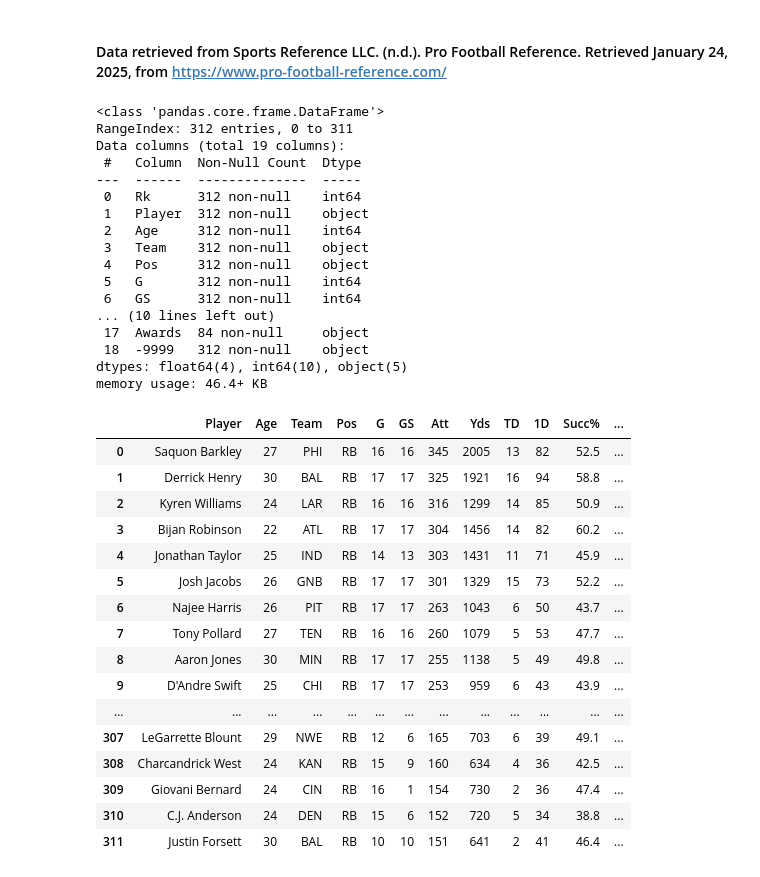
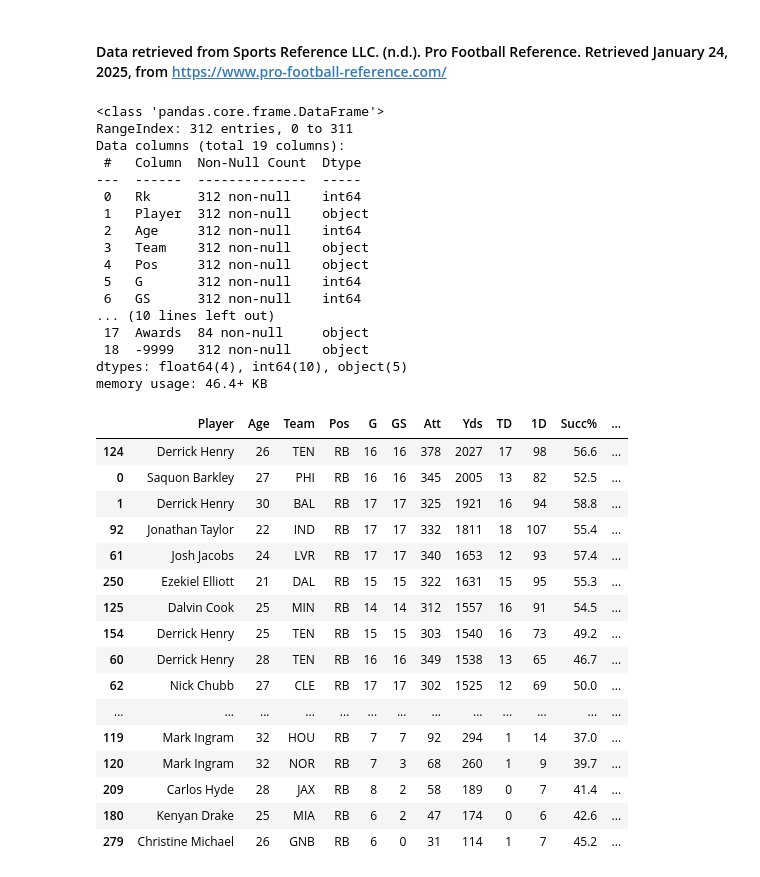
Before and after one commit to Bmoore4452/nfl-data-study, a Jupyter notebook: notebooks/nfl_data_study.ipynb, the cells around one changed output. Cells and saved outputs as stored; diff of their text form; code cells hidden in the pictures.

```diff
--- a/notebooks/nfl_data_study.ipynb
+++ b/notebooks/nfl_data_study.ipynb
@@ -328,46 +330,49 @@ print(nfc_df)
 new_df = pd.read_csv(
     "/Users/brianmoore/Documents/Data Science Portfolio/nfl-data-study/data/raw/rb_rushing2024.csv"
 )
 
 # check the data types
 new_df.info()
 
 # drop the Rk column
 new_df = new_df.drop(columns=["Rk","Awards","-9999"])
 
+# short the dataframe by Yds
+new_df = new_df.sort_values(by="Yds", ascending=False)
+
 new_df
 # %% [output]
 <class 'pandas.core.frame.DataFrame'>
 RangeIndex: 312 entries, 0 to 311
 Data columns (total 19 columns):
  #   Column  Non-Null Count  Dtype
 ---  ------  --------------  -----
  0   Rk      312 non-null    int64
  1   Player  312 non-null    object
  2   Age     312 non-null    int64
  3   Team    312 non-null    object
  4   Pos     312 non-null    object
  5   G       312 non-null    int64
  6   GS      312 non-null    int64
 ... (10 lines left out)
  17  Awards  84 non-null     object
  18  -9999   312 non-null    object
 dtypes: float64(4), int64(10), object(5)
 memory usage: 46.4+ KB
 |  | Player | Age | Team | Pos | G | GS | Att | Yds | TD | 1D | Succ% | ... |
+| 124 | Derrick Henry | 26 | TEN | RB | 16 | 16 | 378 | 2027 | 17 | 98 | 56.6 | ... |
 | 0 | Saquon Barkley | 27 | PHI | RB | 16 | 16 | 345 | 2005 | 13 | 82 | 52.5 | ... |
 | 1 | Derrick Henry | 30 | BAL | RB | 17 | 17 | 325 | 1921 | 16 | 94 | 58.8 | ... |
-| 2 | Kyren Williams | 24 | LAR | RB | 16 | 16 | 316 | 1299 | 14 | 85 | 50.9 | ... |
-| 3 | Bijan Robinson | 22 | ATL | RB | 17 | 17 | 304 | 1456 | 14 | 82 | 60.2 | ... |
-| 4 | Jonathan Taylor | 25 | IND | RB | 14 | 13 | 303 | 1431 | 11 | 71 | 45.9 | ... |
-| 5 | Josh Jacobs | 26 | GNB | RB | 17 | 17 | 301 | 1329 | 15 | 73 | 52.2 | ... |
-| 6 | Najee Harris | 26 | PIT | RB | 17 | 17 | 263 | 1043 | 6 | 50 | 43.7 | ... |
-| 7 | Tony Pollard | 27 | TEN | RB | 16 | 16 | 260 | 1079 | 5 | 53 | 47.7 | ... |
-| 8 | Aaron Jones | 30 | MIN | RB | 17 | 17 | 255 | 1138 | 5 | 49 | 49.8 | ... |
-| 9 | D'Andre Swift | 25 | CHI | RB | 17 | 17 | 253 | 959 | 6 | 43 | 43.9 | ... |
+| 92 | Jonathan Taylor | 22 | IND | RB | 17 | 17 | 332 | 1811 | 18 | 107 | 55.4 | ... |
+| 61 | Josh Jacobs | 24 | LVR | RB | 17 | 17 | 340 | 1653 | 12 | 93 | 57.4 | ... |
+| 250 | Ezekiel Elliott | 21 | DAL | RB | 15 | 15 | 322 | 1631 | 15 | 95 | 55.3 | ... |
+| 125 | Dalvin Cook | 25 | MIN | RB | 14 | 14 | 312 | 1557 | 16 | 91 | 54.5 | ... |
+| 154 | Derrick Henry | 25 | TEN | RB | 15 | 15 | 303 | 1540 | 16 | 73 | 49.2 | ... |
+| 60 | Derrick Henry | 28 | TEN | RB | 16 | 16 | 349 | 1538 | 13 | 65 | 46.7 | ... |
+| 62 | Nick Chubb | 27 | CLE | RB | 17 | 17 | 302 | 1525 | 12 | 69 | 50.0 | ... |
 | ... | ... | ... | ... | ... | ... | ... | ... | ... | ... | ... | ... | ... |
-| 307 | LeGarrette Blount | 29 | NWE | RB | 12 | 6 | 165 | 703 | 6 | 39 | 49.1 | ... |
-| 308 | Charcandrick West | 24 | KAN | RB | 15 | 9 | 160 | 634 | 4 | 36 | 42.5 | ... |
-| 309 | Giovani Bernard | 24 | CIN | RB | 16 | 1 | 154 | 730 | 2 | 36 | 47.4 | ... |
-| 310 | C.J. Anderson | 24 | DEN | RB | 15 | 6 | 152 | 720 | 5 | 34 | 38.8 | ... |
-| 311 | Justin Forsett | 30 | BAL | RB | 10 | 10 | 151 | 641 | 2 | 41 | 46.4 | ... |
+| 119 | Mark Ingram | 32 | HOU | RB | 7 | 7 | 92 | 294 | 1 | 14 | 37.0 | ... |
+| 120 | Mark Ingram | 32 | NOR | RB | 7 | 3 | 68 | 260 | 1 | 9 | 39.7 | ... |
+| 209 | Carlos Hyde | 28 | JAX | RB | 8 | 2 | 58 | 189 | 0 | 7 | 41.4 | ... |
+| 180 | Kenyan Drake | 25 | MIA | RB | 6 | 2 | 47 | 174 | 0 | 6 | 42.6 | ... |
+| 279 | Christine Michael | 26 | GNB | RB | 6 | 0 | 31 | 114 | 1 | 7 | 45.2 | ... |
```
Also changed, not shown: parts of 8 cells of this notebook, 5 other files.
